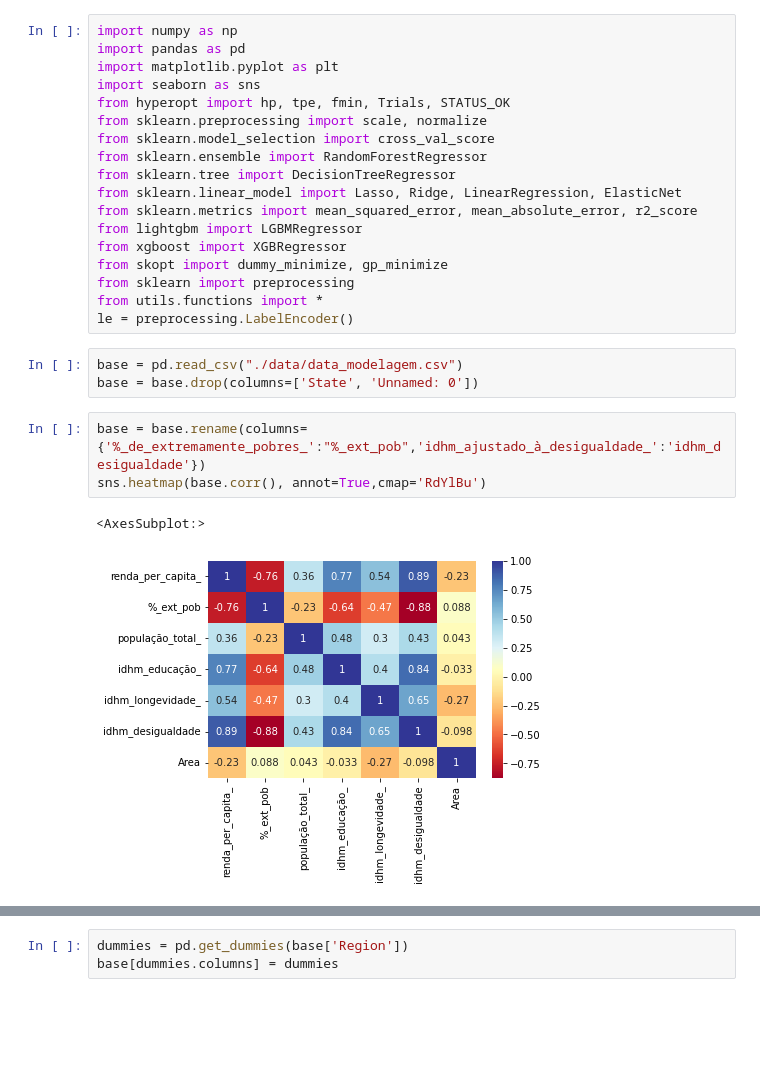
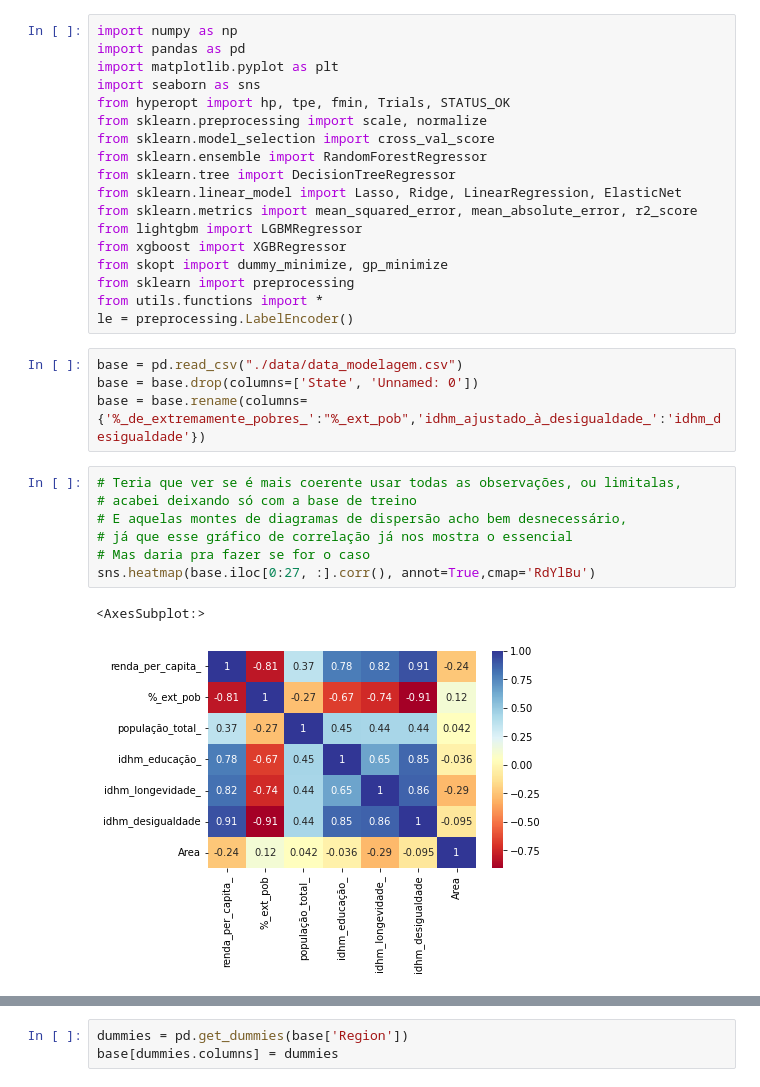
Before and after one commit to VitorBSP/GDP_StatesBR, a Jupyter notebook: modelagem.ipynb, the cells around one changed output, grey strips where cells are left out. Saved outputs shown, nothing was run; the diff lists cells and outputs as text; blank space fills up the shorter version.

```diff
--- a/modelagem.ipynb
+++ b/modelagem.ipynb
@@ -19,10 +19,15 @@ le = preprocessing.LabelEncoder()
 # %%
 base = pd.read_csv("./data/data_modelagem.csv")
 base = base.drop(columns=['State', 'Unnamed: 0'])
+base = base.rename(columns={'%_de_extremamente_pobres_':"%_ext_pob",'idhm_ajustado_à_desigualdade_':'idhm_desigualdade'})
-# %%
-base = base.rename(columns={'%_de_extremamente_pobres_':"%_ext_pob",'idhm_ajustado_à_desigualdade_':'idhm_desigualdade'})
-sns.heatmap(base.corr(), annot=True,cmap='RdYlBu')
-# %% [output]
-<AxesSubplot:>
-[figure, removed]
+# %%
+# Teria que ver se é mais coerente usar todas as observações, ou limitalas,
+# acabei deixando só com a base de treino
+# E aquelas montes de diagramas de dispersão acho bem desnecessário,
+# já que esse gráfico de correlação já nos mostra o essencial
+# Mas daria pra fazer se for o caso
+sns.heatmap(base.iloc[0:27, :].corr(), annot=True,cmap='RdYlBu')
+# %% [output]
+<AxesSubplot:>
+[figure, added]
 # %%
```
Also changed, not shown: parts of 4 cells of this notebook.
